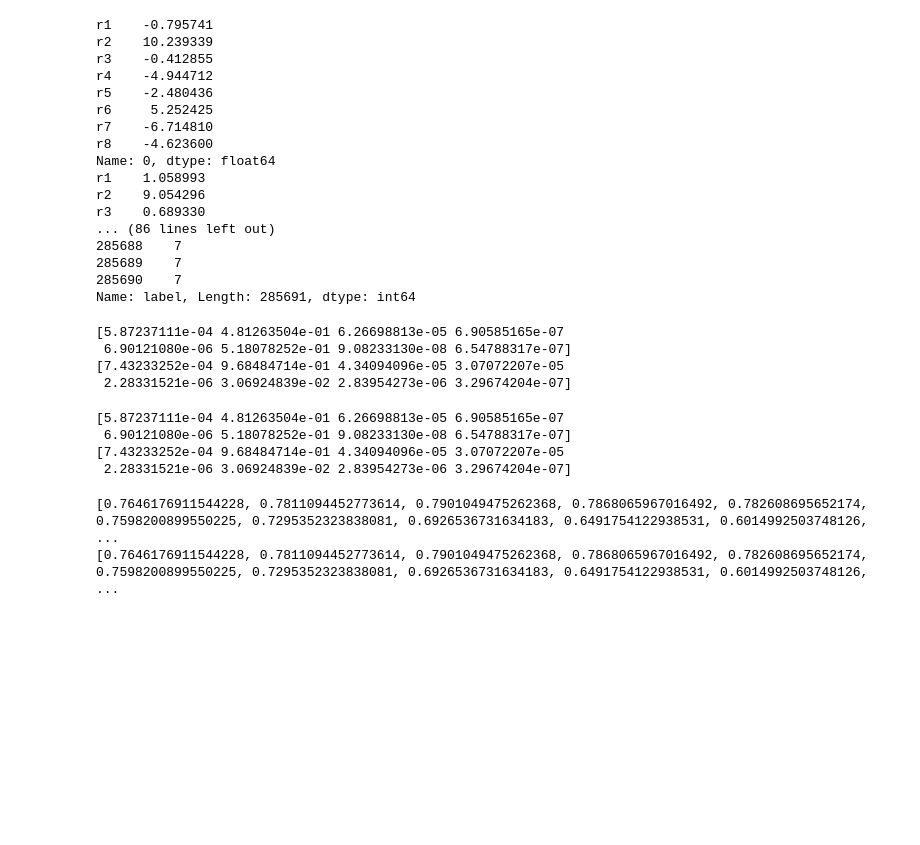
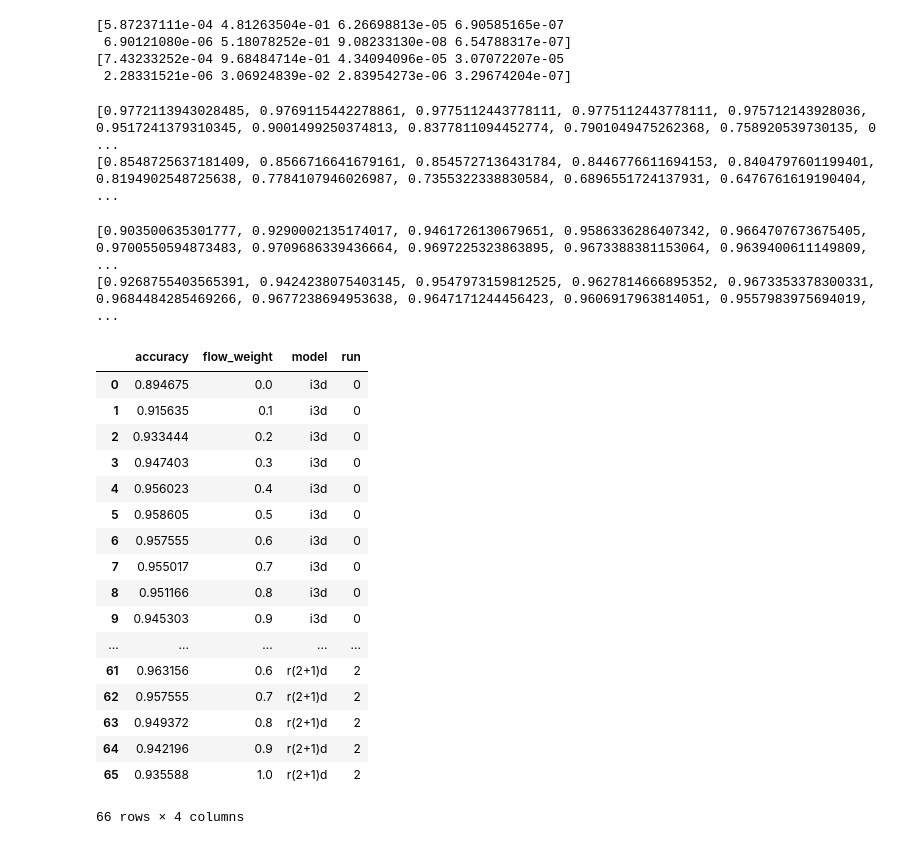
Before and after one commit to giangnn-bkace/result-analysis, a Jupyter notebook: analysis.ipynb, the cells around one changed output. Cells and saved outputs as stored; diff of their text form; code cells hidden in the pictures; blank space fills up the shorter version.

```diff
--- a/analysis.ipynb
+++ b/analysis.ipynb
@@ -62,34 +41,6 @@ for run in range(num_test):
     r21d_rgb_out.append(result_r21d[run].iloc[:,0:8])
     r21d_flow_out.append(result_r21d[run].iloc[:,8:16])
     r21d_labels.append(result_r21d[run].iloc[:,16])
-
-print(i3d_rgb_out[0].iloc[0,0:8])
-print(i3d_rgb_out[1].iloc[0,0:8])
-print(i3d_flow_out[0].iloc[0,0:8])
-print(i3d_flow_out[1].iloc[0,0:8])
-print(i3d_flow_out[1].shape)
-print(r21d_flow_out[1].shape)
-print(sum(i3d_labels[0]==i3d_labels[1]))
-print(sum(r21d_labels[1]==i3d_labels[1]))
-print(i3d_labels[0])
-# %% [output]
-r1    -0.795741
-r2    10.239339
-r3    -0.412855
-r4    -4.944712
-r5    -2.480436
-r6     5.252425
-r7    -6.714810
-r8    -4.623600
-Name: 0, dtype: float64
-r1    1.058993
-r2    9.054296
-r3    0.689330
-... (86 lines left out)
-285688    7
-285689    7
-285690    7
-Name: label, Length: 285691, dtype: int64
 # %%
 all_i3d_mixed = []
 all_r21d_mixed = []
@@ -102,13 +53,6 @@ for run in range(num_test):
         r21d_mixed.append(np.asarray(r21d_rgb_out[run])*(1-flow_weight[weight]) + np.asarray(r21d_flow_out[run])*flow_weight[weight])
     all_i3d_mixed.append(i3d_mixed)
     all_r21d_mixed.append(r21d_mixed)
-print(softmax(all_i3d_mixed[0][5][0]))
-print(softmax(all_i3d_mixed[1][5][0]))
-# %% [output]
-[5.87237111e-04 4.81263504e-01 6.26698813e-05 6.90585165e-07
- 6.90121080e-06 5.18078252e-01 9.08233130e-08 6.54788317e-07]
-[7.43233252e-04 9.68484714e-01 4.34094096e-05 3.07072207e-05
- 2.28331521e-06 3.06924839e-02 2.83954273e-06 3.29674204e-07]
 # %%
 all_i3d_sm = []
 all_r21d_sm = []
@@ -144,7 +88,7 @@ for run in range(num_test):
     for i in range(8):
         acc = []
         for weight in range(11):
-            acc.append(accuracy_score(i3d_labels[0][i3d_labels[run]==i], all_i3d_sm[0][weight][i3d_labels[run]==i].argmax(axis=1)))
+            acc.append(accuracy_score(i3d_labels[run][i3d_labels[run]==i], all_i3d_sm[run][weight][i3d_labels[run]==i].argmax(axis=1)))
         i3d_class_acc.append(acc)
         r_acc = []
         for weight in range(11):
@@ -152,11 +96,11 @@ for run in range(num_test):
         r21d_class_acc.append(r_acc)
     all_i3d_class_acc.append(i3d_class_acc)
     all_r21d_class_acc.append(r21d_class_acc)
-print(all_i3d_class_acc[0][0])
-print(all_i3d_class_acc[1][0])
+print(all_r21d_class_acc[0][0])
+print(all_r21d_class_acc[1][0])
 # %% [output]
-[0.7646176911544228, 0.7811094452773614, 0.7901049475262368, 0.7868065967016492, 0.782608695652174, 0.7598200899550225, 0.7295352323838081, 0.6926536731634183, 0.6491754122938531, 0.6014992503748126,  ...
-[0.7646176911544228, 0.7811094452773614, 0.7901049475262368, 0.7868065967016492, 0.782608695652174, 0.7598200899550225, 0.7295352323838081, 0.6926536731634183, 0.6491754122938531, 0.6014992503748126,  ...
+[0.9772113943028485, 0.9769115442278861, 0.9775112443778111, 0.9775112443778111, 0.975712143928036, 0.9517241379310345, 0.9001499250374813, 0.8377811094452774, 0.7901049475262368, 0.758920539730135, 0 ...
+[0.8548725637181409, 0.8566716641679161, 0.8545727136431784, 0.8446776611694153, 0.8404797601199401, 0.8194902548725638, 0.7784107946026987, 0.7355322338830584, 0.6896551724137931, 0.6476761619190404, ...
 # %%
 all_i3d_acc = []
 all_r21d_acc = []
@@ -170,19 +114,41 @@ for run in range(num_test):
     all_i3d_acc.append(i3d_acc)
     all_r21d_acc.append(r21d_acc)
 print(all_i3d_acc[0])
-print(all_r21d_acc[1])
+print(all_i3d_acc[1])
+# %% [output]
+[0.903500635301777, 0.9290002135174017, 0.9461726130679651, 0.9586336286407342, 0.9664707673675405, 0.9700550594873483, 0.9709686339436664, 0.9697225323863895, 0.9673388381153064, 0.9639400611149809,  ...
+[0.9268755403565391, 0.9424238075403145, 0.9547973159812525, 0.9627814666895352, 0.9673353378300331, 0.9684484285469266, 0.9677238694953638, 0.9647171244456423, 0.9606917963814051, 0.9557983975694019, ...
 # %%
 accuracies = []
 for i in range(8):
     tmp_result = []
     for run in range(num_test):
         i3d_result_acc = pd.DataFrame({'accuracy':all_i3d_class_acc[run][i],'model':'i3d','flow_weight':flow_weight,'run':run})
         r21d_result_acc = pd.DataFrame({'accuracy':all_r21d_class_acc[run][i],'model':'r(2+1)d','flow_weight':flow_weight,'run':run})
         result_acc = pd.concat([i3d_result_acc, r21d_result_acc], ignore_index=True)
         tmp_result.append(result_acc)
     acc_result = tmp_result[0]
     for id in range(len(tmp_result)-1):
         acc_result = pd.concat([acc_result, tmp_result[id+1]], ignore_index=True)
     accuracies.append(acc_result)
-accuracies[0]
+accuracies[1]
+# %% [output]
+|  | accuracy | flow_weight | model | run |
+| 0 | 0.894675 | 0.0 | i3d | 0 |
+| 1 | 0.915635 | 0.1 | i3d | 0 |
+| 2 | 0.933444 | 0.2 | i3d | 0 |
+| 3 | 0.947403 | 0.3 | i3d | 0 |
+| 4 | 0.956023 | 0.4 | i3d | 0 |
+| 5 | 0.958605 | 0.5 | i3d | 0 |
+| 6 | 0.957555 | 0.6 | i3d | 0 |
+| 7 | 0.955017 | 0.7 | i3d | 0 |
+| 8 | 0.951166 | 0.8 | i3d | 0 |
+| 9 | 0.945303 | 0.9 | i3d | 0 |
+| ... | ... | ... | ... | ... |
+| 61 | 0.963156 | 0.6 | r(2+1)d | 2 |
+| 62 | 0.957555 | 0.7 | r(2+1)d | 2 |
+| 63 | 0.949372 | 0.8 | r(2+1)d | 2 |
+| 64 | 0.942196 | 0.9 | r(2+1)d | 2 |
+| 65 | 0.935588 | 1.0 | r(2+1)d | 2 |
+66 rows × 4 columns
 # %%
```
Also changed, not shown: parts of 7 cells of this notebook, 3 other files.
